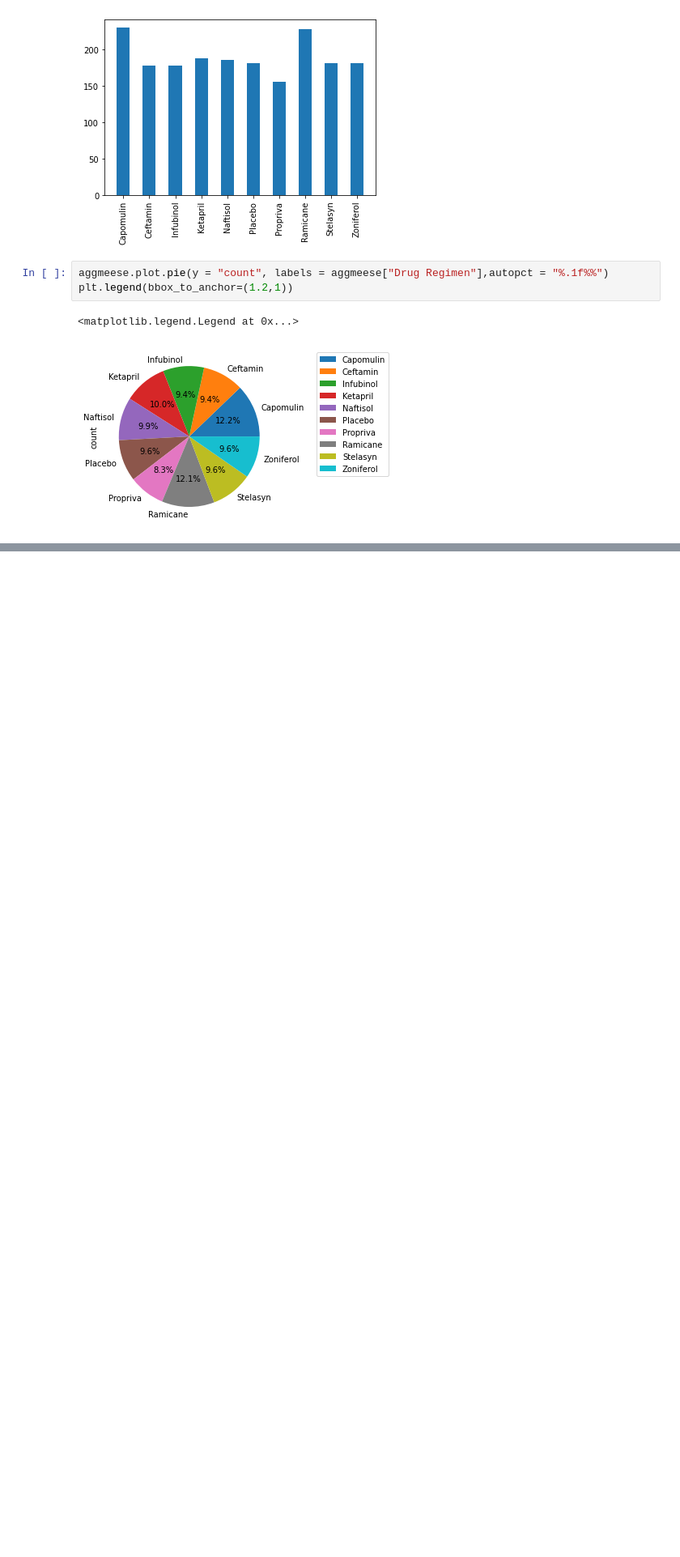
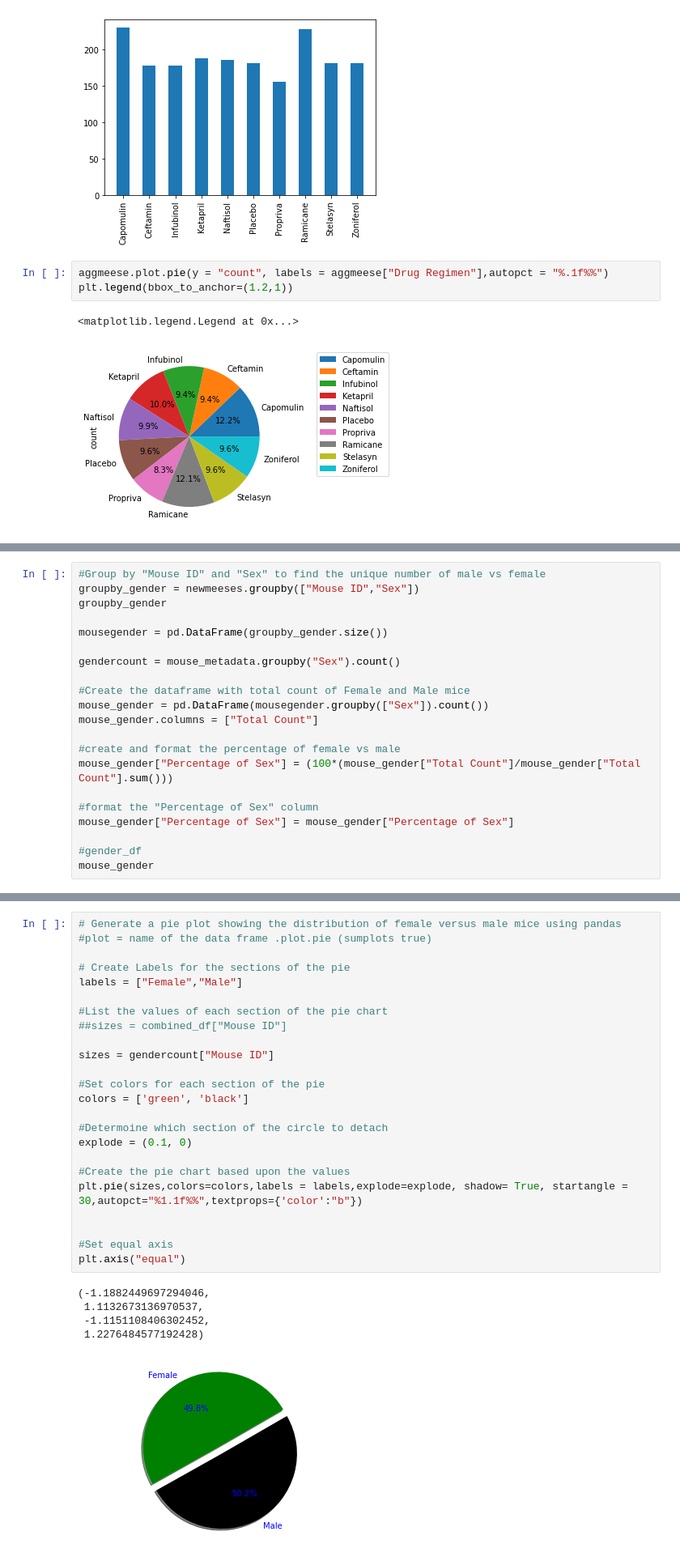
Before and after one commit to whoisjoshmills/Matplotlib_Challenge, a Jupyter notebook: pymaceuticals.ipynb, the cells around one changed output, grey strips where cells are left out. Shown at 81% size. Cells and saved outputs as stored; diff of their text form; blank space fills up the shorter version.

```diff
--- a/pymaceuticals.ipynb
+++ b/pymaceuticals.ipynb
@@ -148,0 +132,21 @@ plt.pie(aggmeese["count"],labels =aggmeese["Drug Regimen"],autopct = "%.1f%%")
+# %%
+#Group by "Mouse ID" and "Sex" to find the unique number of male vs female
+groupby_gender = newmeeses.groupby(["Mouse ID","Sex"])
+groupby_gender
+
+mousegender = pd.DataFrame(groupby_gender.size())
+
+gendercount = mouse_metadata.groupby("Sex").count()
+
+#Create the dataframe with total count of Female and Male mice
+mouse_gender = pd.DataFrame(mousegender.groupby(["Sex"]).count())
+mouse_gender.columns = ["Total Count"]
+
+#create and format the percentage of female vs male
+mouse_gender["Percentage of Sex"] = (100*(mouse_gender["Total Count"]/mouse_gender["Total Count"].sum()))
+
+#format the "Percentage of Sex" column
+mouse_gender["Percentage of Sex"] = mouse_gender["Percentage of Sex"]
+
+#gender_df
+mouse_gender
@@ -148,0 +158,30 @@ plt.pie(aggmeese["count"],labels =aggmeese["Drug Regimen"],autopct = "%.1f%%")
+# %%
+# Generate a pie plot showing the distribution of female versus male mice using pandas
+#plot = name of the data frame .plot.pie (sumplots true)
+
+# Create Labels for the sections of the pie
+labels = ["Female","Male"]
+
+#List the values of each section of the pie chart
+##sizes = combined_df["Mouse ID"]
+
+sizes = gendercount["Mouse ID"]
+
+#Set colors for each section of the pie
+colors = ['green', 'black']
+
+#Determoine which section of the circle to detach
+explode = (0.1, 0)
+
+#Create the pie chart based upon the values
+plt.pie(sizes,colors=colors,labels = labels,explode=explode, shadow= True, startangle = 30,autopct="%1.1f%%",textprops={'color':"b"})
+
+
+#Set equal axis
+plt.axis("equal")
+# %% [output]
+(-1.1882449697294046,
+ 1.1132673136970537,
+ -1.1151108406302452,
+ 1.2276484577192428)
+[figure, added]
```
Also changed, not shown: parts of 11 cells of this notebook.
